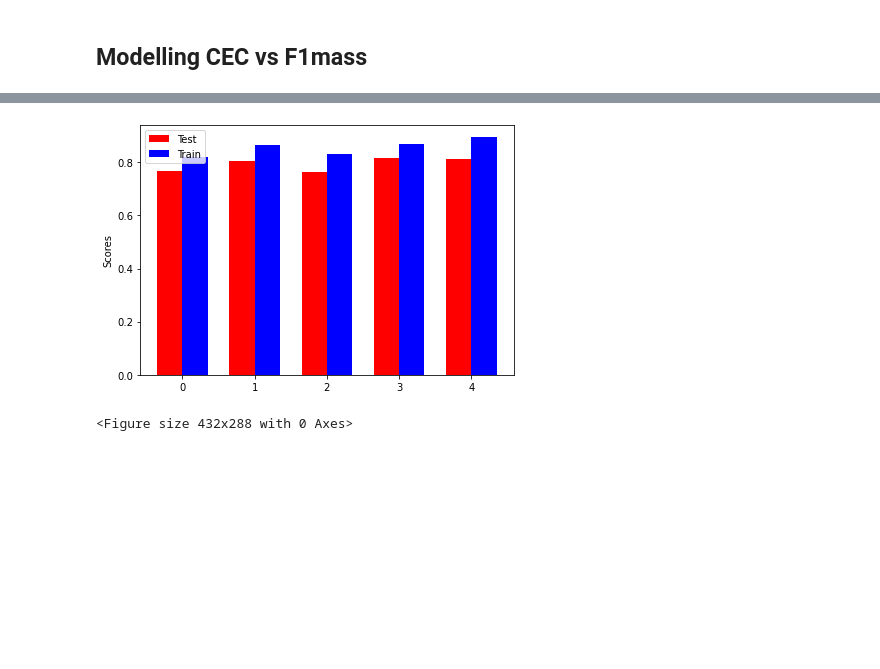
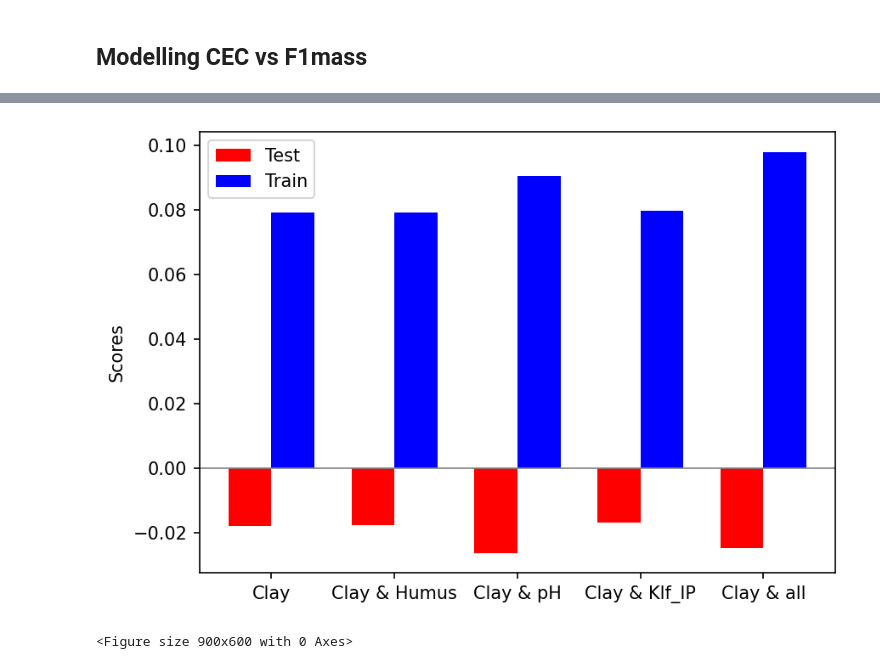
Before and after one commit to SENSE-UGent/kappa-CEC, a Jupyter notebook: cec_clay_susc.ipynb, the cells around one changed output, grey strips where cells are left out. Saved outputs shown, nothing was run; the diff lists cells and outputs as text; code cells hidden in the pictures; blank space fills up the shorter version.

```diff
--- a/cec_clay_susc.ipynb
+++ b/cec_clay_susc.ipynb
@@ -14,7 +16,8 @@ from sklearn.model_selection import train_test_split
 #from sklearn.model_selection import cross_val_score
 pd.set_option("display.max_rows", 100, "display.max_columns", 100)
 # %%
-df = pd.read_excel('cec_clay_susc.xlsx')
+#df = pd.read_excel('cec_clay_susc.xlsx')[:56]
+df = pd.read_excel('cec_clay_susc.xlsx')[:56]
 
 df.describe()
 # %% [output]
@@ -188,26 +530,26 @@ print(test_errors)
 # %%
 np.set_printoptions(precision=2)
 
-x_labels = ['Clay', 'Clay & Humus', 'Clay & pH', 'Clay & F1mass', 'Clay & all']
+x_labels = ['Clay', 'Clay & Humus', 'Clay & pH', 'Clay & Klf_IP', 'Clay & all']
 
 fig, ax = plt.subplots()
 width = 0.35  # the width of the bars
 
 x = np.arange(len(x_labels))
-rects1 = ax.bar(x - width/2, test_errors, width, color = 'red', label='Test')
-rects2 = ax.bar(x + width/2, train_errors, width, color = 'blue', label='Train')
+rects1 = ax.bar(x - width/2, test_errors_summary, width, color = 'red', label='Test')
+rects2 = ax.bar(x + width/2, train_errors_summary, width, color = 'blue', label='Train')
 
 ax.axhline(0, color='grey', linewidth=0.8)
 ax.set_ylabel('Scores')
-ax.set_xticks(range(len(test_errors)), x_labels)
+ax.set_xticks(range(len(test_errors_summary)), x_labels)
 
 #ax.bar_label(rects1, padding=3)
 #ax.bar_label(rects2, padding=3)
 ax.legend()
 fig.tight_layout()
 
 plt.show()
 plt.savefig("results_cec", dpi=200)
 # %% [output]
-[figure, old version]
+[figure, new version]
-<Figure size 432x288 with 0 Axes>
+<Figure size 900x600 with 0 Axes>
```
Also changed, not shown: parts of 12 cells of this notebook, 29 other files.
